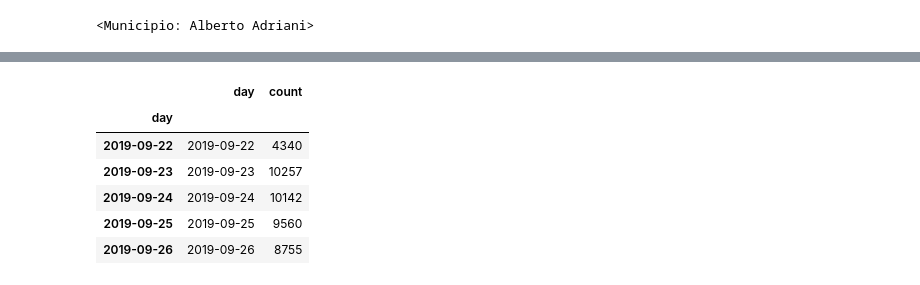
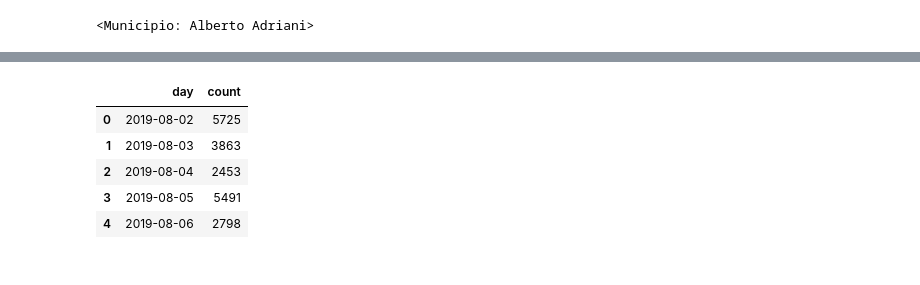
Before and after one commit to IsaacMercado/dgas, a Jupyter notebook: notebooks/plots.ipynb, the cells around one changed output, grey strips where cells are left out. Drawn from its saved outputs; the diff is of its cells as text; code cells hidden in the pictures.

```diff
--- a/notebooks/plots.ipynb
+++ b/notebooks/plots.ipynb
@@ -84,0 +101,6 @@ def get_count_type(type_to):
+# %%
+%%time
+df_cola = pd.read_sql(format_date(query_cola), connections['default'])
+df_rebo = pd.read_sql(format_date(query_rebo), connections['default'])
+df_cont = pd.read_sql(format_date(query_cont), connections['default'])
+df_comb = pd.read_sql(format_date(query_comb), connections['default'])
@@ -85,4 +110,4 @@ def get_count_type(type_to):
 # %%
 atendidos_dias, tipos_atendidos, stations = None, None, None
-stations = md.Estacion.objects.all()
+stations = md.Estacion.objects.all()[10:]
 #stations = md.Estacion.objects.all()
@@ -104,12 +113,0 @@ Wall time: 1min 20s
-# %%
-df_cola = pd.DataFrame(range_cola.values(
-    'cantidad',
-    'created_at',
-    'last_modified_at',
-    'id_estacion',
-    'type_car',
-    'id_municipio'
-    ))
-df_cola['created_at'] = df_cola['created_at'].dt.date
-df_cola['last_modified_at'] = df_cola['last_modified_at'].dt.date
-df_cola.head()
@@ -142,0 +133,4 @@ Wall time: 21.9 s
+# %%
+df_stations = pd.read_sql(format_date(stations.values('id','nombre').query),
+                          connections['default'], index_col='id')
+df_stations.head()
@@ -143,8 +145,8 @@ Wall time: 21.9 s
 # %%
+%%time
 df_dates = pd.DataFrame(pd.date_range(init, end), columns=['day'])
-df_dates.index = df_dates['day']
 df_dates['count'] = df_dates['day'].apply(
-        lambda x: df_cola['last_modified_at'][df_cola['last_modified_at']==x].count()
-    )
+    lambda x: df_cola['date'][(df_cola['date']==x) & (df_cola['id_estacion'].isin(df_stations['id']))].count()
+)
 df_dates.head()
 # %% [output]
@@ -151,7 +155,6 @@ df_dates.head()
 |  | day | count |
-| day |  |  |
-| 2019-09-22 | 2019-09-22 | 4340 |
-| 2019-09-23 | 2019-09-23 | 10257 |
-| 2019-09-24 | 2019-09-24 | 10142 |
-| 2019-09-25 | 2019-09-25 | 9560 |
-| 2019-09-26 | 2019-09-26 | 8755 |
+| 0 | 2019-08-02 | 5725 |
+| 1 | 2019-08-03 | 3863 |
+| 2 | 2019-08-04 | 2453 |
+| 3 | 2019-08-05 | 5491 |
+| 4 | 2019-08-06 | 2798 |
```
Also changed, not shown: parts of 53 cells of this notebook, 7 other files.
